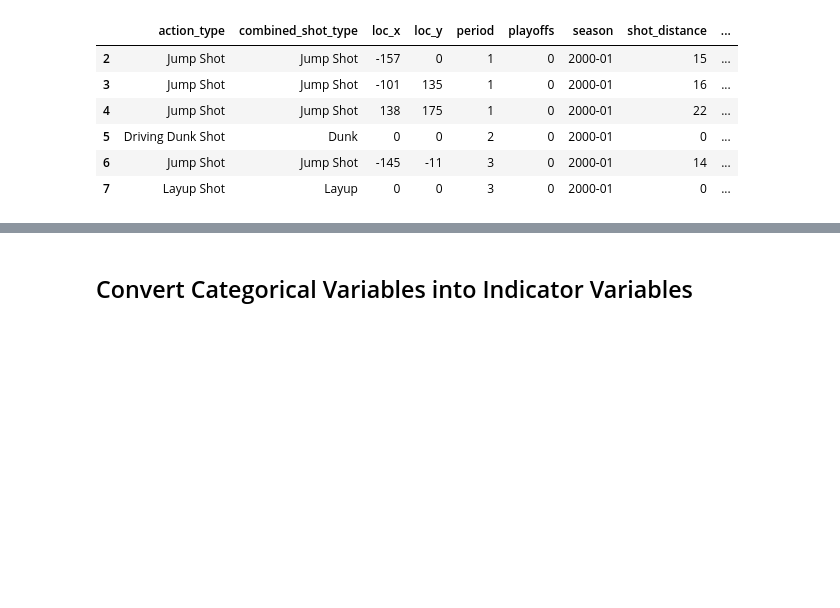
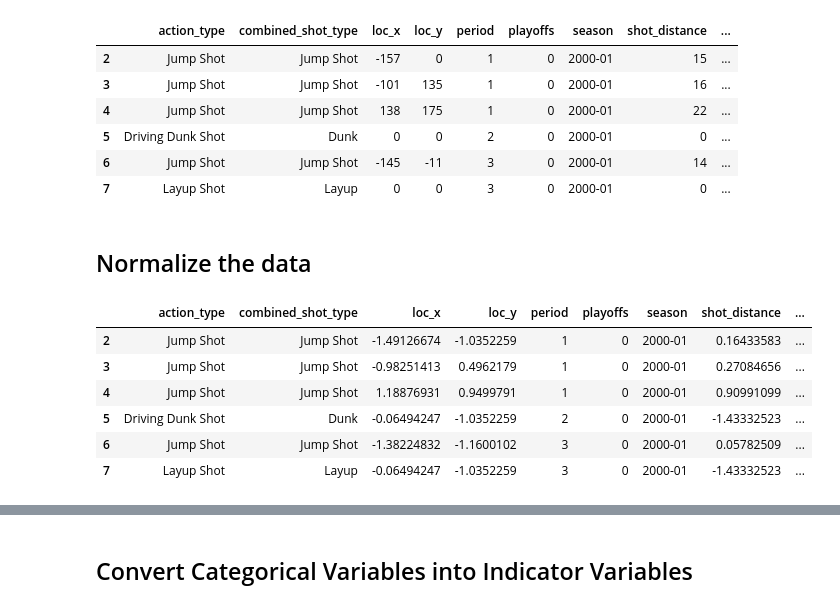
Before and after one commit to brunocalou/Kobe-Bryant-Shot-Selection, a Jupyter notebook: app.ipynb, the cells around one changed output, grey strips where cells are left out. Cells and saved outputs as stored; diff of their text form; code cells hidden in the pictures; blank space fills up the shorter version.

```diff
--- a/app.ipynb
+++ b/app.ipynb
@@ -239,3 +242,21 @@ head(data_cl)
 | 5 | Driving Dunk Shot | Dunk | 0 | 0 | 2 | 0 | 2000-01 | 0 | ... |
 | 6 | Jump Shot | Jump Shot | -145 | -11 | 3 | 0 | 2000-01 | 14 | ... |
 | 7 | Layup Shot | Layup | 0 | 0 | 3 | 0 | 2000-01 | 0 | ... |
+# %% [markdown]
+## Normalize the data
+# %%
+#'loc_x', 'loc_y', 'lat', 'lon', 'shot_distance'
+num_columns <- c('loc_x', 'loc_y', 'lat', 'lon', 'shot_distance', 'seconds_to_end');
+preprocessParams <- preProcess(data_cl[, (colnames(data_cl) %in% num_columns)], method=c("center", "scale"))
+data_cl <- predict(preprocessParams, data_cl);
+
+# Visualize normalized data
+head(data_cl)
+# %% [output]
+|  | action_type | combined_shot_type | loc_x | loc_y | period | playoffs | season | shot_distance | ... |
+| 2 | Jump Shot | Jump Shot | -1.49126674 | -1.0352259 | 1 | 0 | 2000-01 | 0.16433583 | ... |
+| 3 | Jump Shot | Jump Shot | -0.98251413 | 0.4962179 | 1 | 0 | 2000-01 | 0.27084656 | ... |
+| 4 | Jump Shot | Jump Shot | 1.18876931 | 0.9499791 | 1 | 0 | 2000-01 | 0.90991099 | ... |
+| 5 | Driving Dunk Shot | Dunk | -0.06494247 | -1.0352259 | 2 | 0 | 2000-01 | -1.43332523 | ... |
+| 6 | Jump Shot | Jump Shot | -1.38224832 | -1.1600102 | 3 | 0 | 2000-01 | 0.05782509 | ... |
+| 7 | Layup Shot | Layup | -0.06494247 | -1.0352259 | 3 | 0 | 2000-01 | -1.43332523 | ... |
```
Also changed, not shown: parts of 32 cells of this notebook, 1 other file.
